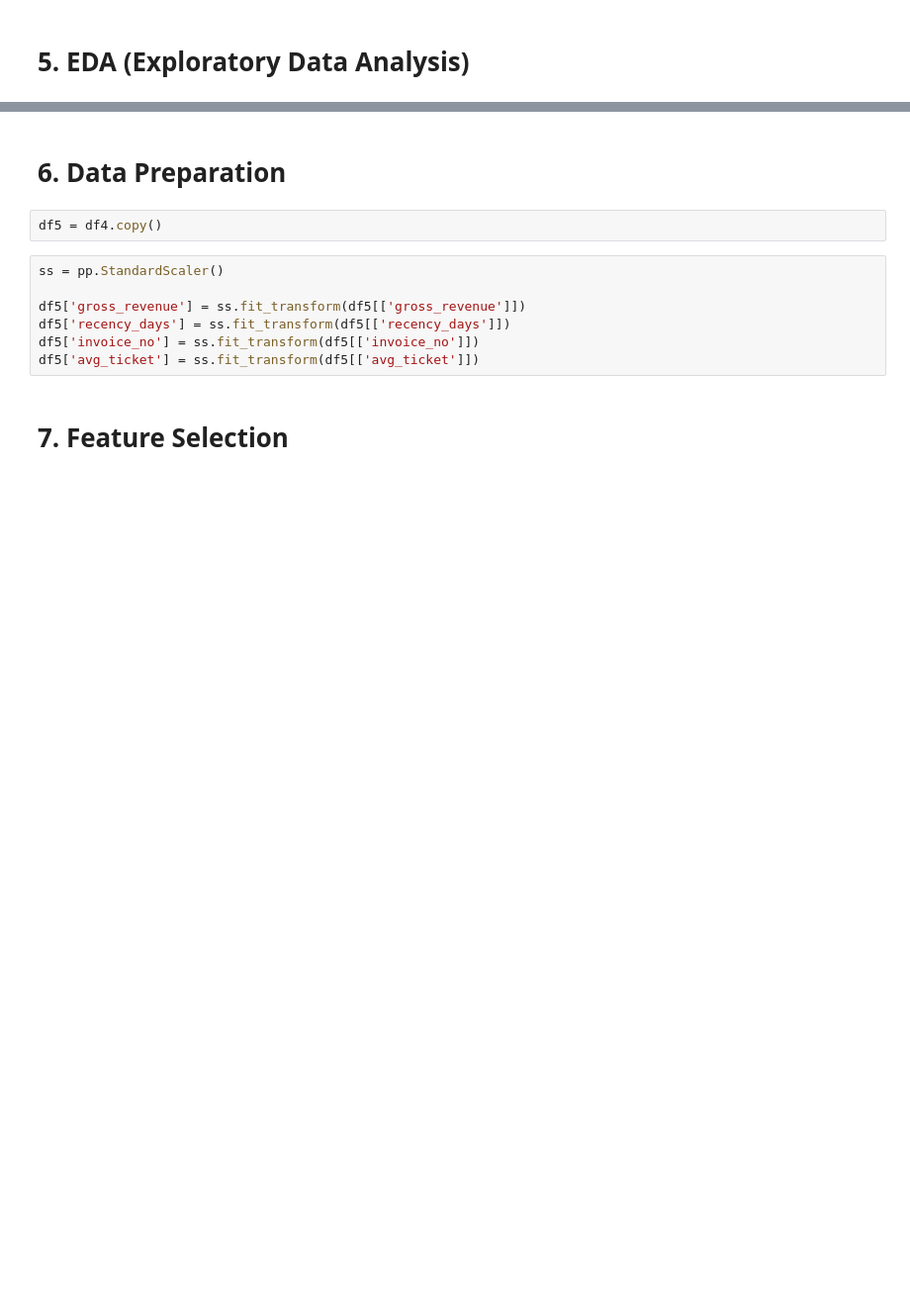
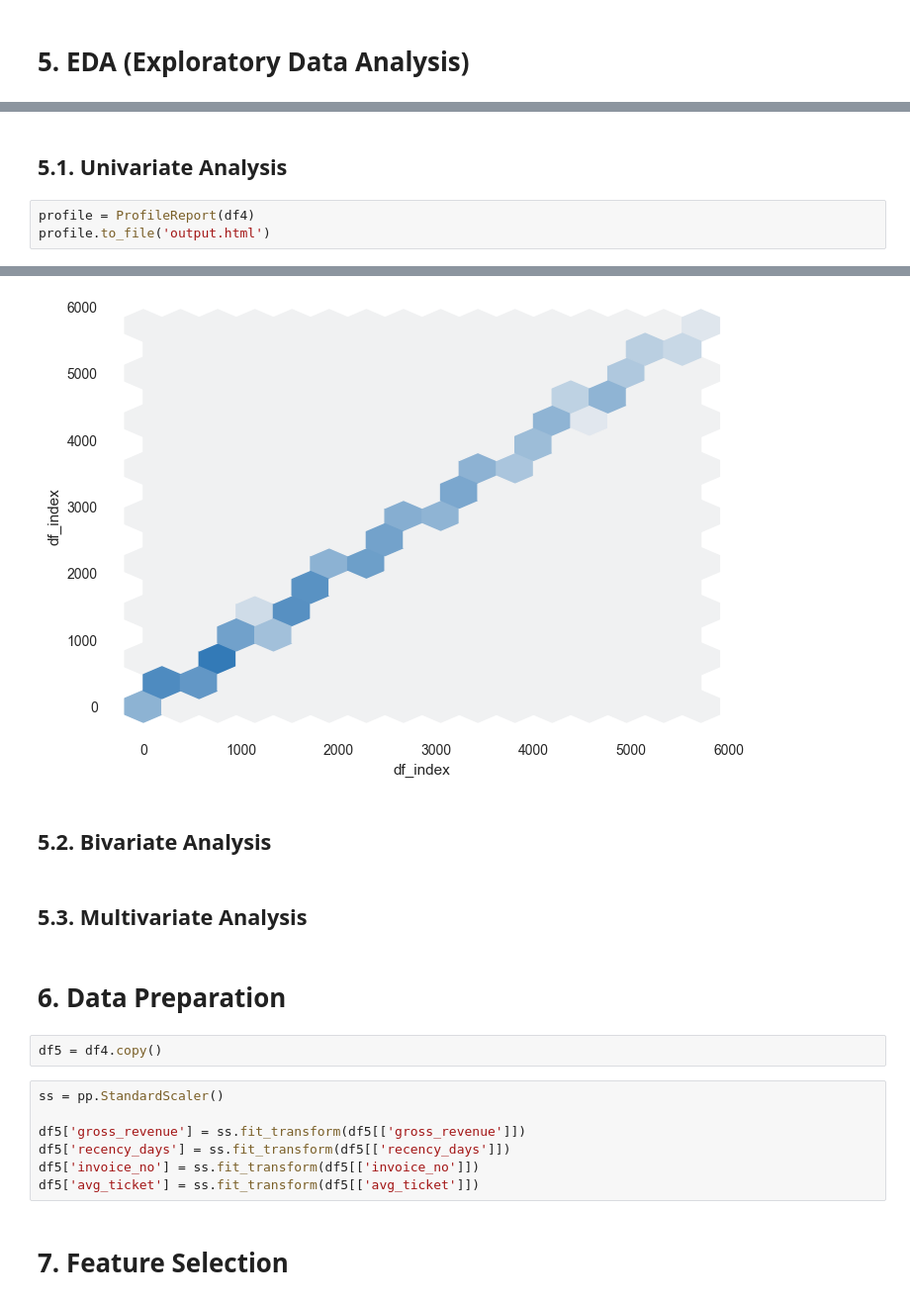
Before and after one commit to m4theus4ndr4de/clustering-loyalty-program-creation, a Jupyter notebook: notebooks/clustering_c4.ipynb, the cells around one changed output, grey strips where cells are left out. Shown at 99% size. Saved outputs shown, nothing was run; the diff lists cells and outputs as text; blank space fills up the shorter version.

```diff
--- a/notebooks/clustering_c4.ipynb
+++ b/notebooks/clustering_c4.ipynb
@@ -431,0 +474,6 @@ df4 = df_ref.dropna().copy()
+# %% [markdown]
+## 5.1. Univariate Analysis
+# %%
+profile = ProfileReport(df4)
+profile.to_file('output.html')
+# %% [output]
@@ -432,3 +481,8 @@ df4 = df_ref.dropna().copy()
+[figure, added]
+# %% [markdown]
+## 5.2. Bivariate Analysis
+# %% [markdown]
+## 5.3. Multivariate Analysis
 # %% [markdown]
 # 6. Data Preparation
 # %%
```
Also changed, not shown: parts of 14 cells of this notebook.
